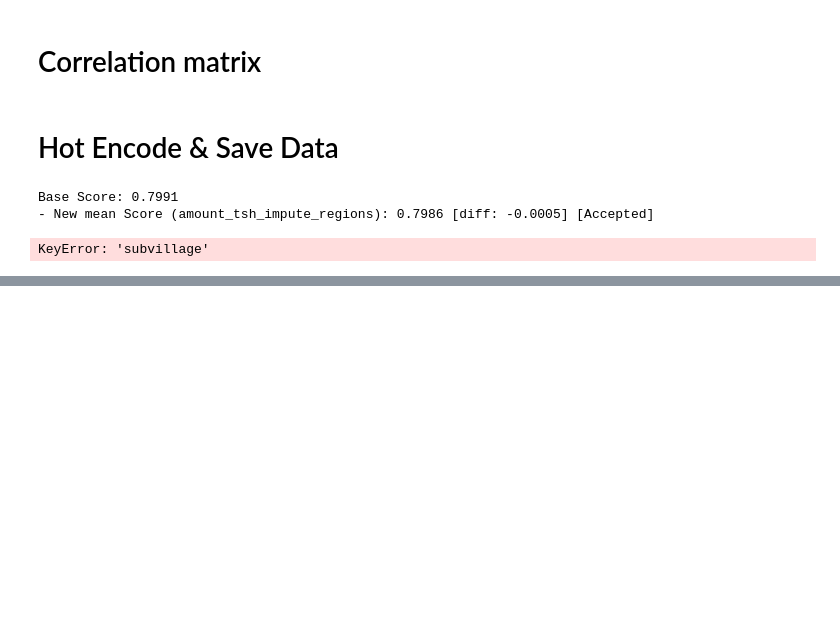
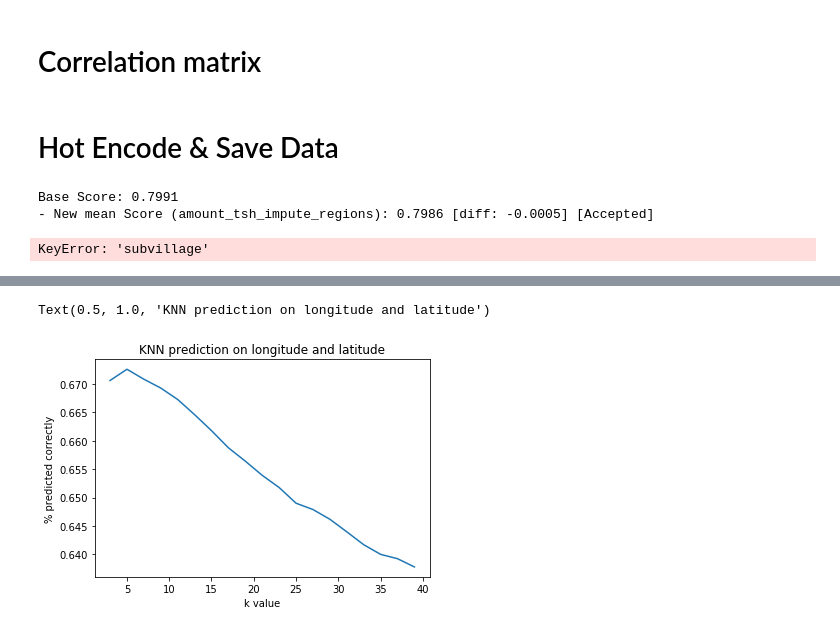
Before and after one commit to mradazoury/Pump_it_Up_ML_project, a Jupyter notebook: Data Preperation-mrad.ipynb, the cells around one changed output, grey strips where cells are left out. Cells and saved outputs as stored; diff of their text form; code cells hidden in the pictures; blank space fills up the shorter version.

```diff
--- a/Data Preperation-mrad.ipynb
+++ b/Data Preperation-mrad.ipynb
@@ -330,0 +414,8 @@ impute(train_data_transformed,'amount_tsh')
+# %%
+plt.plot(range(3,40,2),accbig)
+plt.ylabel('% predicted correctly')
+plt.xlabel('k value')
+plt.title('KNN prediction on longitude and latitude')
+# %% [output]
+Text(0.5, 1.0, 'KNN prediction on longitude and latitude')
+[figure, added]
```
Also changed, not shown: parts of 13 cells of this notebook, 3 other files.
